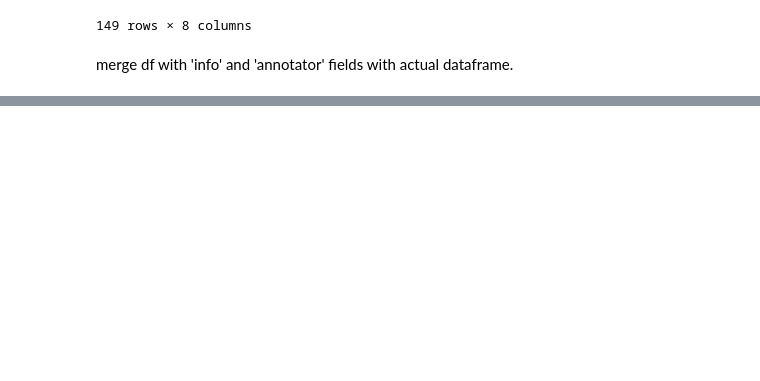
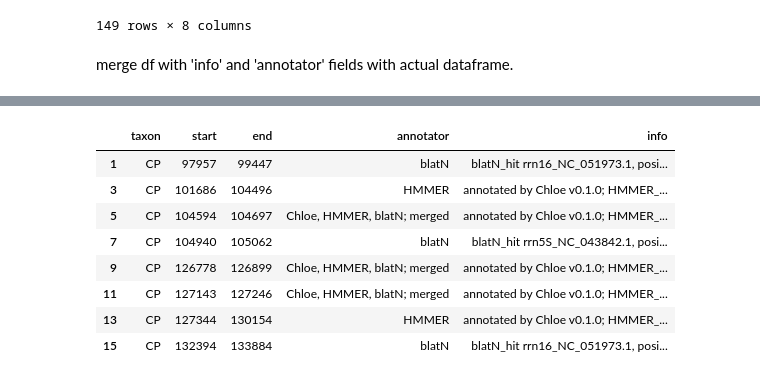
Before and after one commit to asan-emirsaleh/plastome_postprocessing, a Jupyter notebook: fixing_annotations.ipynb, the cells around one changed output, grey strips where cells are left out. Drawn from its saved outputs; the diff is of its cells as text; code cells hidden in the pictures; blank space fills up the shorter version.

```diff
--- a/fixing_annotations.ipynb
+++ b/fixing_annotations.ipynb
@@ -347,0 +432,15 @@ with pd.option_context('display.max_colwidth', None):
+# %%
+df_pos = df_seqs[df_seqs['type'] == 'rRNA']
+#display(df_pos)
+df2 = df.copy(deep=True)
+df2['start'] = df2['start'] - 1
+
+# some options tricking to allow long
+# strings to display entire sequence.
+def_max_colwidth = pd.get_option('display.max_colwidth')
+
+
+df_total = pd.merge(df2, df_pos, how='left', on=['start', 'end', 'taxon'])
+# change allowed string length to display
+with pd.option_context('display.max_colwidth', None):
+    display(df_total)
@@ -347,0 +519,19 @@ with pd.option_context('display.max_colwidth', None):
+# %%
+df_n = df_notes[df_notes['type'] == 'rRNA']
+df_n = df_n[['taxon', 'start', 'end', 'annotator', 'info']]
+display(df_n)
+
+df3 = pd.merge(df_total, df_n, how='left', on=['start', 'end', 'taxon'])
+# change allowed string length to display
+with pd.option_context('display.max_colwidth', None):
+    display(df3)
+# %% [output]
+|  | taxon | start | end | annotator | info |
+| 1 | CP | 97957 | 99447 | blatN | blatN_hit rrn16_NC_051973.1, posi... |
+| 3 | CP | 101686 | 104496 | HMMER | annotated by Chloe v0.1.0; HMMER_... |
+| 5 | CP | 104594 | 104697 | Chloe, HMMER, blatN; merged | annotated by Chloe v0.1.0; HMMER_... |
+| 7 | CP | 104940 | 105062 | blatN | blatN_hit rrn5S_NC_043842.1, posi... |
+| 9 | CP | 126778 | 126899 | Chloe, HMMER, blatN; merged | annotated by Chloe v0.1.0; HMMER_... |
+| 11 | CP | 127143 | 127246 | Chloe, HMMER, blatN; merged | annotated by Chloe v0.1.0; HMMER_... |
+| 13 | CP | 127344 | 130154 | HMMER | annotated by Chloe v0.1.0; HMMER_... |
+| 15 | CP | 132394 | 133884 | blatN | blatN_hit rrn16_NC_051973.1, posi... |
```
Also changed, not shown: parts of 8 cells of this notebook.
